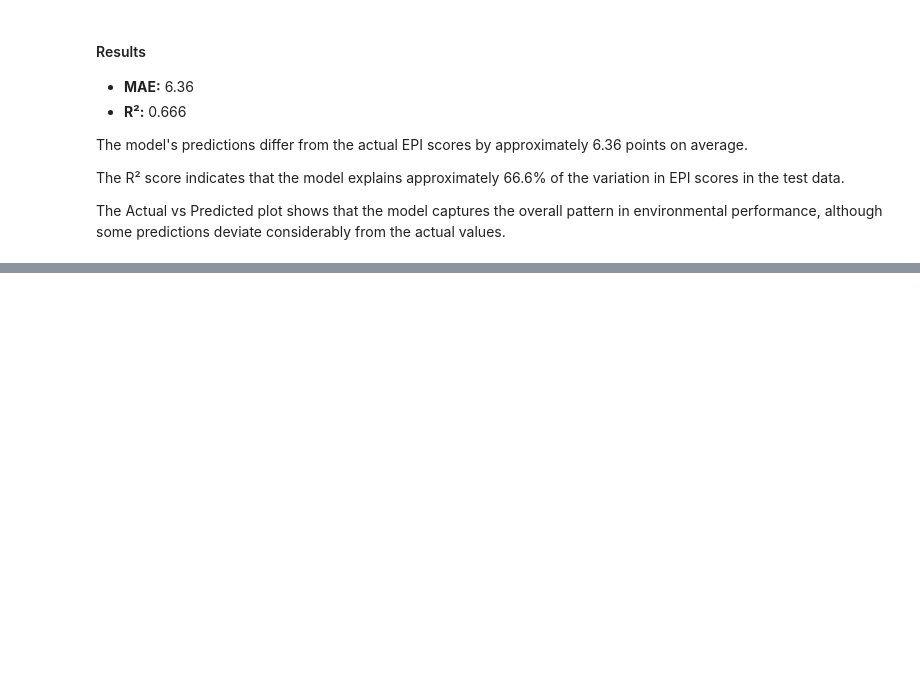
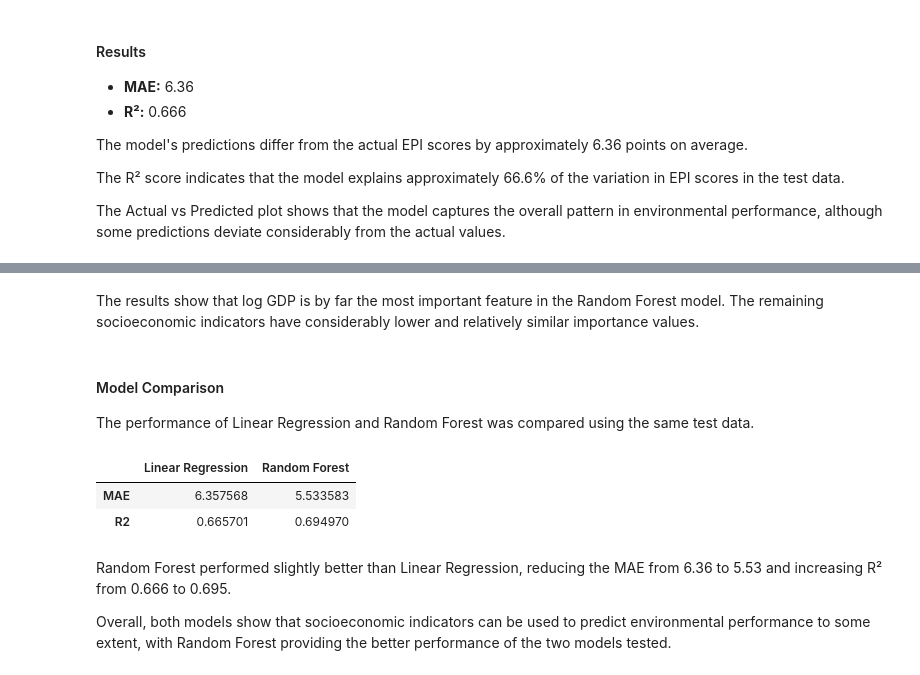
Before and after one commit to Adapala4/environmental-performance-analysis, a Jupyter notebook: environmental_analysis.ipynb, the cells around one changed output, grey strips where cells are left out. Cells and saved outputs as stored; diff of their text form; code cells hidden in the pictures; blank space fills up the shorter version.

```diff
--- a/environmental_analysis.ipynb
+++ b/environmental_analysis.ipynb
@@ -1004,0 +1018,6 @@ The Actual vs Predicted plot shows that the model captures the overall pattern i
+# %%
+rf_predictions = rf_model.predict(X_test)
+# %%
+rf_mae = mean_absolute_error(y_test, rf_predictions)
+# %%
+rf_r2 = r2_score(y_test, rf_predictions)
@@ -1004,0 +1064,17 @@ The Actual vs Predicted plot shows that the model captures the overall pattern i
+# %% [markdown]
+The results show that log GDP is by far the most important feature in the Random Forest model. The remaining socioeconomic indicators have considerably lower and relatively similar importance values.
+# %% [markdown]
+#### Model Comparison
+
+The performance of Linear Regression and Random Forest was compared using the same test data.
+# %%
+model_comparison = pd.DataFrame({'Linear Regression' : [mae, r2], 'Random Forest' : [rf_mae, rf_r2]}, index = ['MAE', 'R2'])
+model_comparison
+# %% [output]
+|  | Linear Regression | Random Forest |
+| MAE | 6.357568 | 5.533583 |
+| R2 | 0.665701 | 0.694970 |
+# %% [markdown]
+Random Forest performed slightly better than Linear Regression, reducing the MAE from 6.36 to 5.53 and increasing R² from 0.666 to 0.695.
+
+Overall, both models show that socioeconomic indicators can be used to predict environmental performance to some extent, with Random Forest providing the better performance of the two models tested.
```
Also changed, not shown: parts of 11 cells of this notebook.
